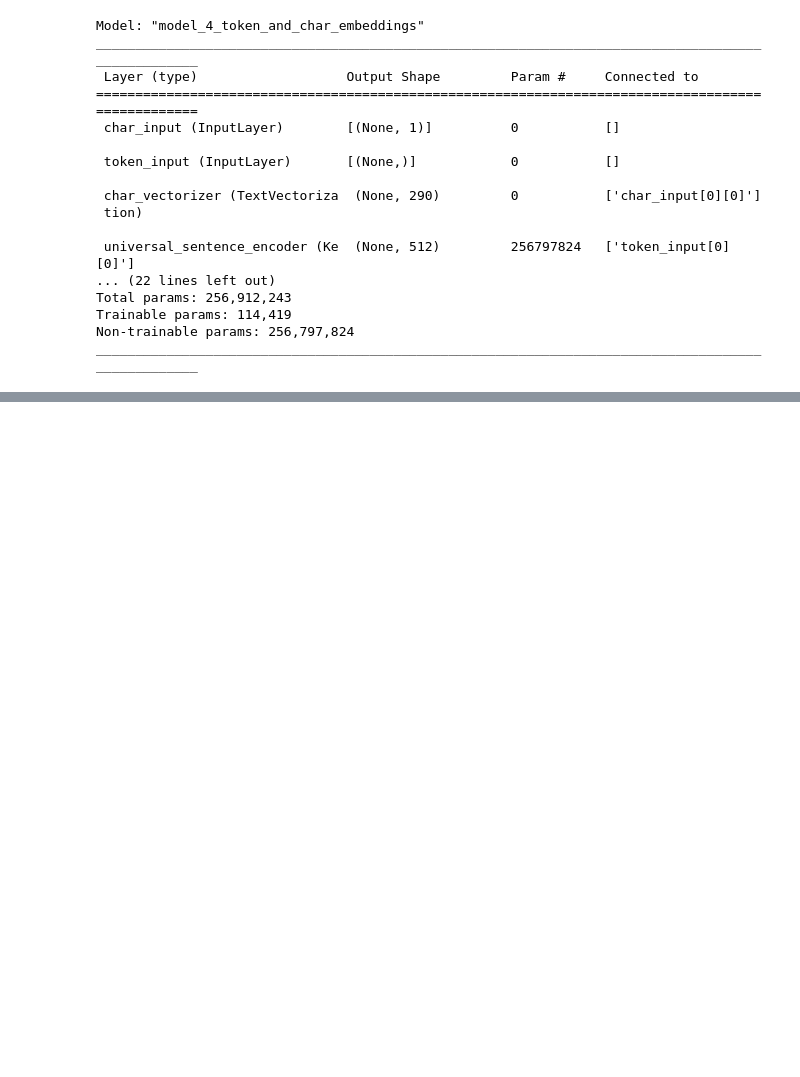
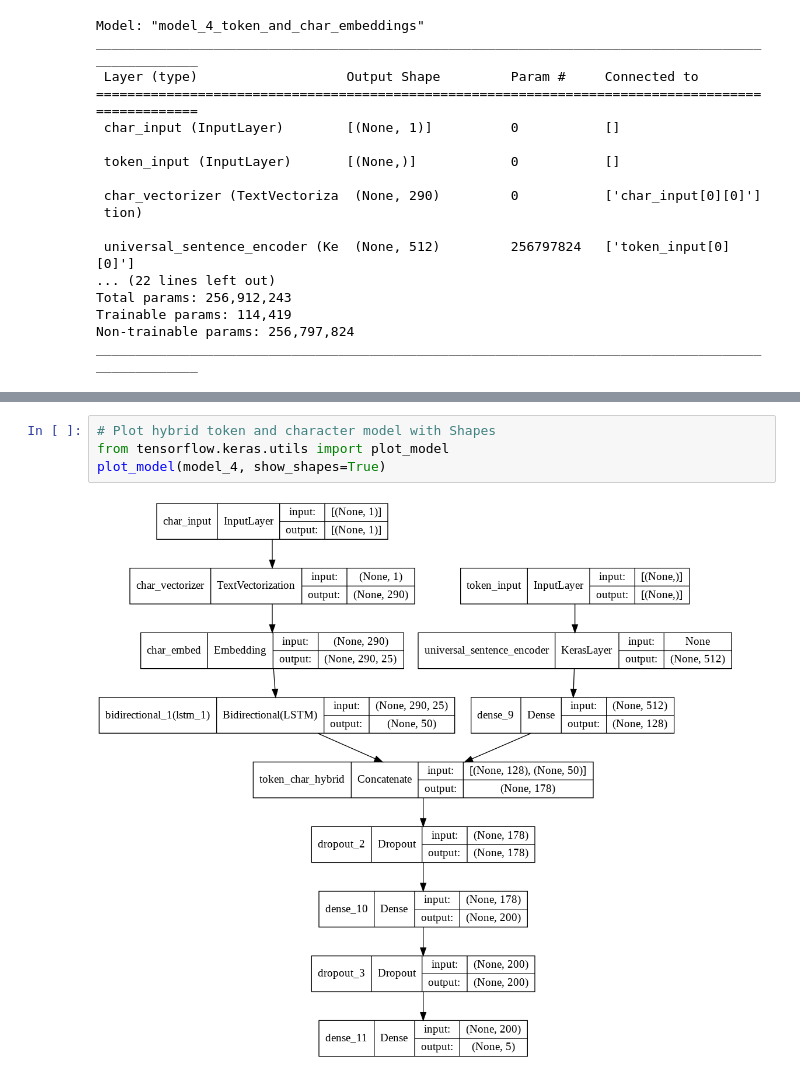
Before and after one commit to Nikitaion/TensorFlowLearning, a Jupyter notebook: 09_SkimLit_nlp_milestone_project_2.ipynb, the cells around one changed output, grey strips where cells are left out. Saved outputs shown, nothing was run; the diff lists cells and outputs as text; blank space fills up the shorter version.

```diff
--- a/09_SkimLit_nlp_milestone_project_2.ipynb
+++ b/09_SkimLit_nlp_milestone_project_2.ipynb
@@ -1529,0 +1536,6 @@ ________________________________________________________________________________
+# %%
+# Plot hybrid token and character model with Shapes
+from tensorflow.keras.utils import plot_model
+plot_model(model_4, show_shapes=True)
+# %% [output]
+[figure, added]
```
Also changed, not shown: parts of 15 cells of this notebook.
